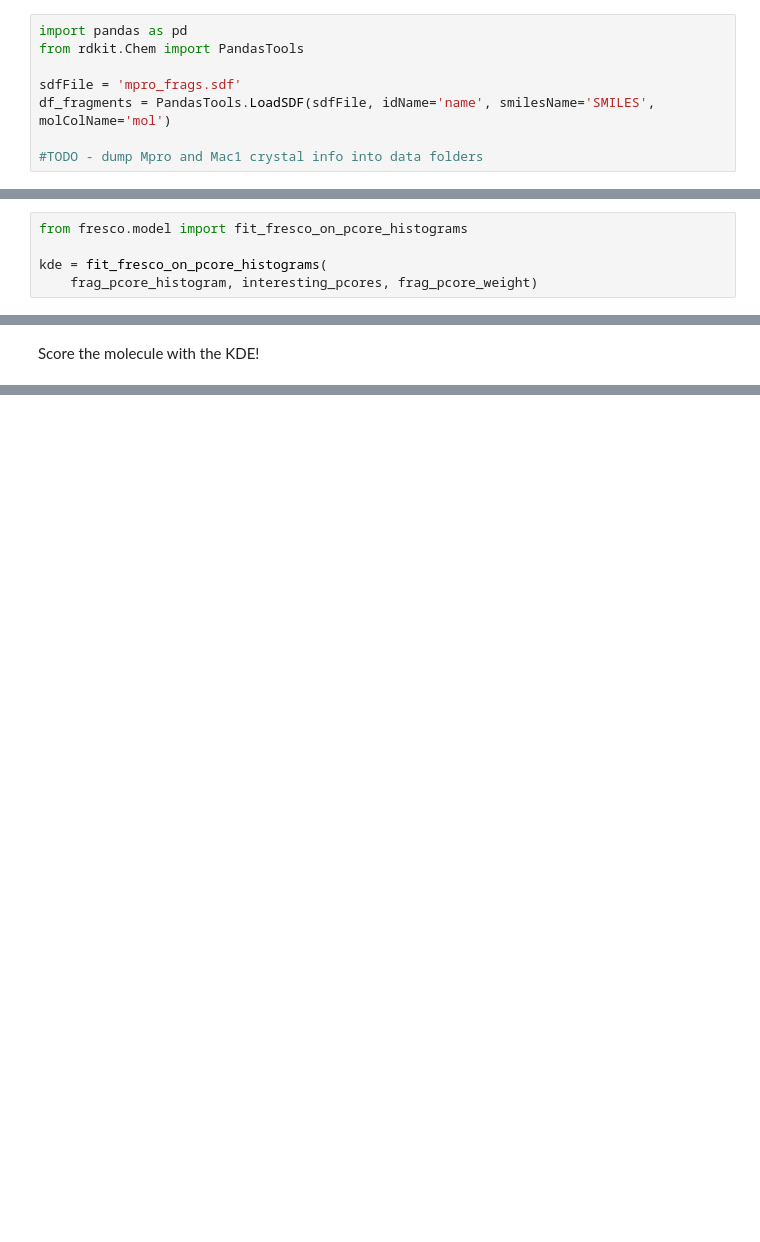
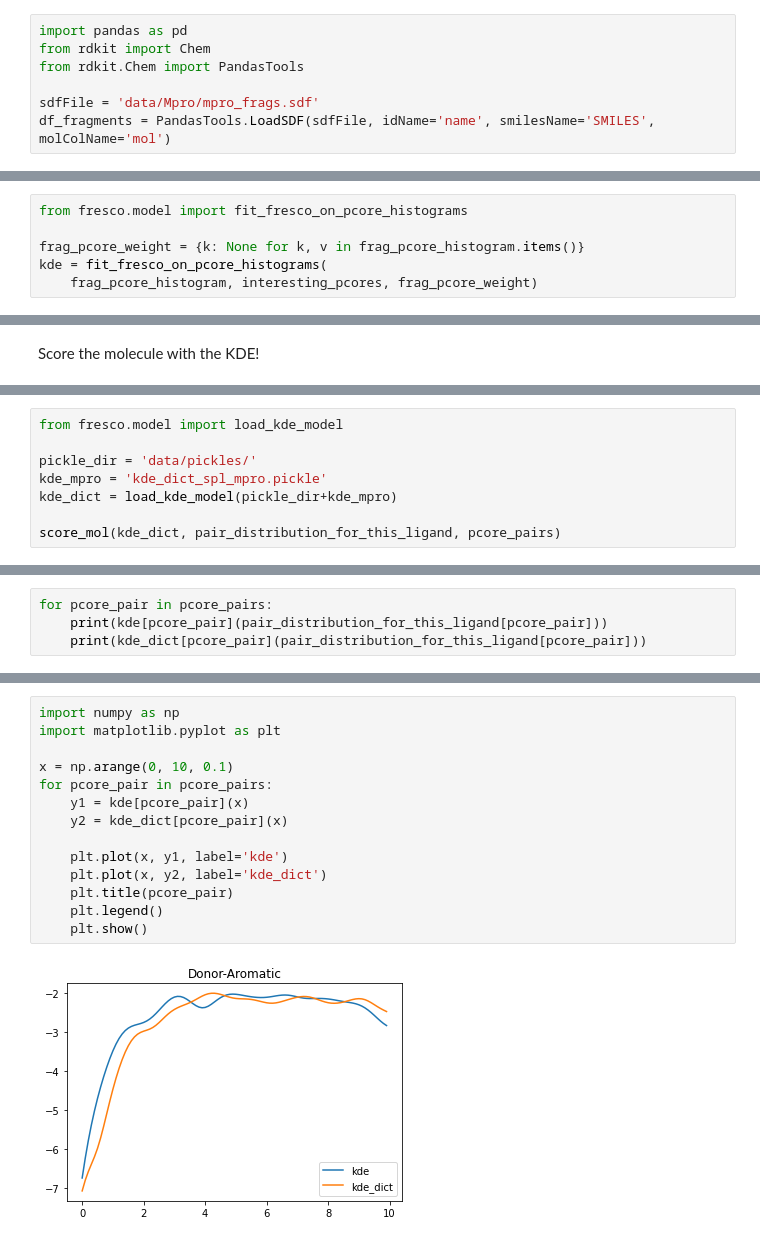
Before and after one commit to wjm41/fresco, a Jupyter notebook: demo.ipynb, the cells around one changed output, grey strips where cells are left out. Saved outputs shown, nothing was run; the diff lists cells and outputs as text; blank space fills up the shorter version.

```diff
--- a/demo.ipynb
+++ b/demo.ipynb
@@ -34,8 +11,7 @@ INFO:rdkit:Enabling RDKit 2022.03.1 jupyter extensions
 # %%
 import pandas as pd
+from rdkit import Chem
 from rdkit.Chem import PandasTools
 
-sdfFile = 'mpro_frags.sdf'
+sdfFile = 'data/Mpro/mpro_frags.sdf'
 df_fragments = PandasTools.LoadSDF(sdfFile, idName='name', smilesName='SMILES', molColName='mol')
-
-#TODO - dump Mpro and Mac1 crystal info into data folders
@@ -61,6 +64,7 @@ for pcore_pair in interesting_pcores:
 # %%
 from fresco.model import fit_fresco_on_pcore_histograms
 
+frag_pcore_weight = {k: None for k, v in frag_pcore_histogram.items()}
 kde = fit_fresco_on_pcore_histograms(
     frag_pcore_histogram, interesting_pcores, frag_pcore_weight)
 # %% [markdown]
@@ -146,0 +120,8 @@ print(processed_score_for_this_molecule)
+# %%
+from fresco.model import load_kde_model
+
+pickle_dir = 'data/pickles/'
+kde_mpro = 'kde_dict_spl_mpro.pickle'
+kde_dict = load_kde_model(pickle_dir+kde_mpro)
+
+score_mol(kde_dict, pair_distribution_for_this_ligand, pcore_pairs)
@@ -146,0 +130,4 @@ print(processed_score_for_this_molecule)
+# %%
+for pcore_pair in pcore_pairs:
+    print(kde[pcore_pair](pair_distribution_for_this_ligand[pcore_pair]))
+    print(kde_dict[pcore_pair](pair_distribution_for_this_ligand[pcore_pair]))
@@ -146,0 +152,16 @@ print(processed_score_for_this_molecule)
+# %%
+import numpy as np
+import matplotlib.pyplot as plt
+
+x = np.arange(0, 10, 0.1)
+for pcore_pair in pcore_pairs:
+    y1 = kde[pcore_pair](x)
+    y2 = kde_dict[pcore_pair](x)
+
+    plt.plot(x, y1, label='kde')
+    plt.plot(x, y2, label='kde_dict')
+    plt.title(pcore_pair)
+    plt.legend()
+    plt.show()
+# %% [output]
+[figure, added]
```
Also changed, not shown: parts of 28 cells of this notebook.
